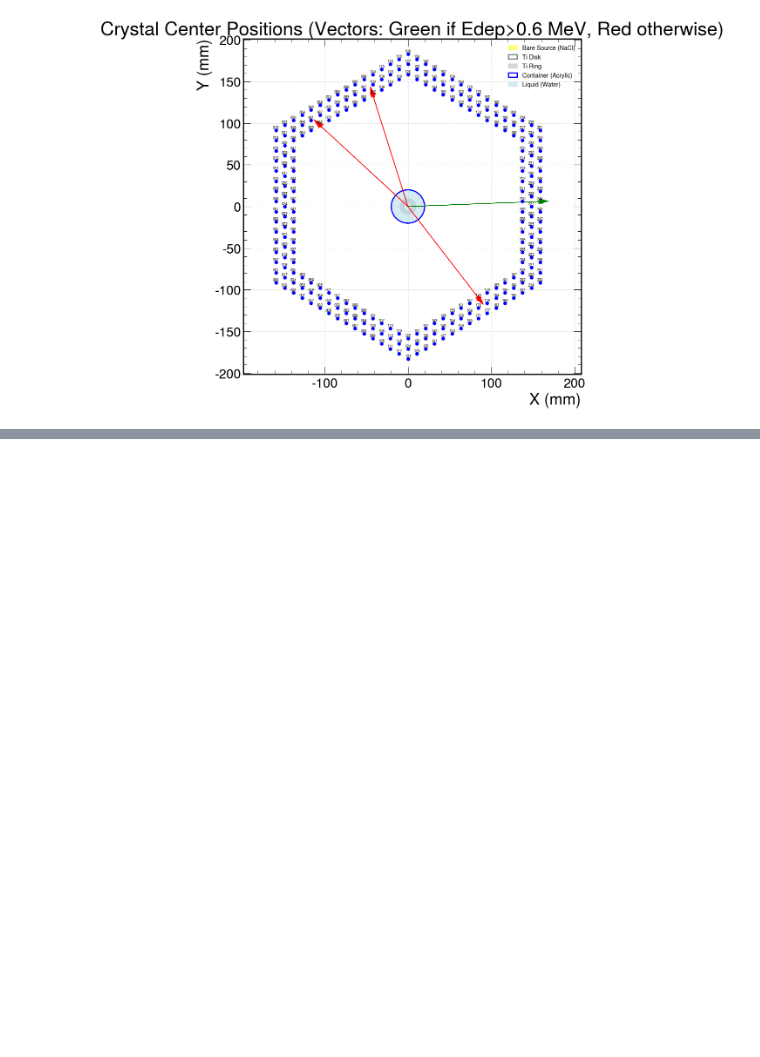
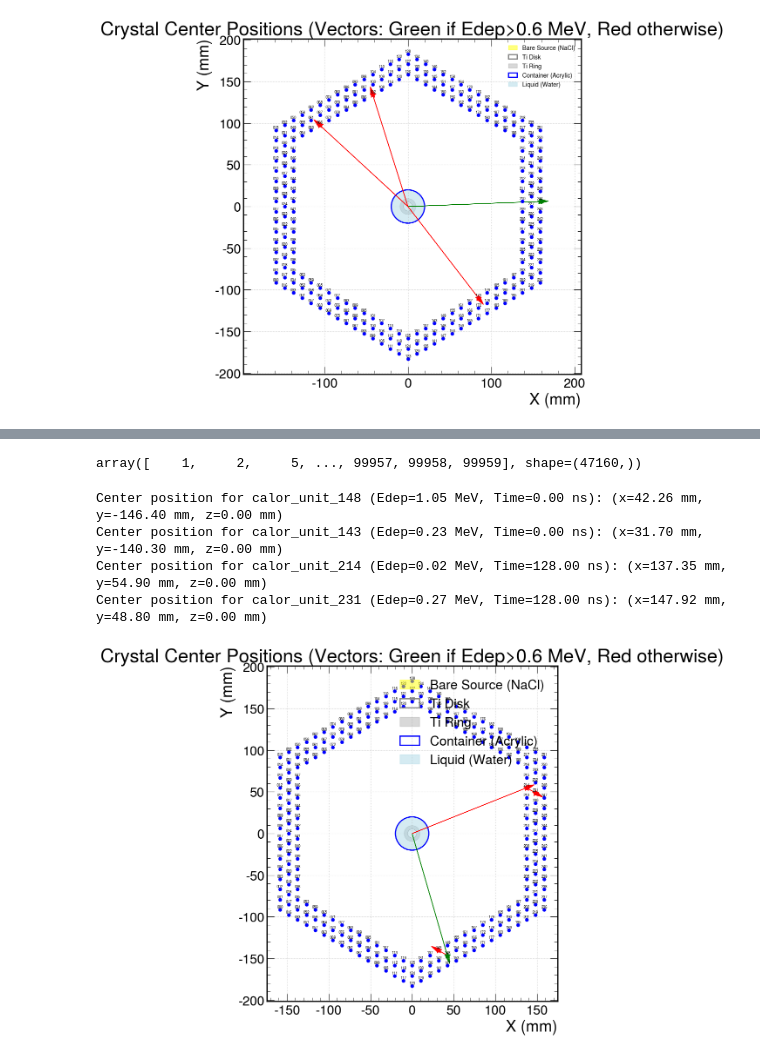
Before and after one commit to keiyinau/Geant4_Flexible, a Jupyter notebook: Geant4/100kEvent_NoOptical/Test1.ipynb, the cells around one changed output, grey strips where cells are left out. Saved outputs shown, nothing was run; the diff lists cells and outputs as text; code cells hidden in the pictures; blank space fills up the shorter version.

```diff
--- a/Geant4/100kEvent_NoOptical/Test1.ipynb
+++ b/Geant4/100kEvent_NoOptical/Test1.ipynb
@@ -33,3 +35,32 @@ index=data.groupby('EventID')['Edep_MeV'].count()<=4
 filtered_data=data[data['EventID'].isin(index[index].index)]
 index=filtered_data.groupby('EventID')['Edep_MeV'].count()>=3
 filtered_data=filtered_data[filtered_data['EventID'].isin(index[index].index)]
+# %%
+# Load the ROOT file (adjust path if needed)
+file = uproot.open("output_0.root")
+tree = file["EdepCounter"]
+data = tree.arrays(library="pd")
+
+# Group by EventID
+grouped = data.groupby('EventID')
+
+# For each event, remove detectors with Edep > 0.6 MeV and sum the remaining
+remaining_sums = []
+for event_id, group in grouped:
+    # Filter out high-energy detectors (>0.6 MeV)
+    low_edep_group = group[group['Edep_MeV'] <= 0.6]
+    # Sum the remaining Edep
+    sum_remaining = low_edep_group['Edep_MeV'].sum()
+    remaining_sums.append((event_id, sum_remaining))
+
+# Create DataFrame of results
+results_df = pd.DataFrame(remaining_sums, columns=['EventID', 'RemainingSum_MeV'])
+
+# Filter events where remaining sum is approximately 1 MeV (using tolerance of 0.05 MeV; adjust as needed)
+filtered_events = results_df[np.isclose(results_df['RemainingSum_MeV'], 1.0, atol=0.05)]
+
+# Get full data for these events
+selected_data = data[data['EventID'].isin(filtered_events['EventID'])]
+
+# Save to CSV (or print)
+selected_data.to_csv('selected_events_remaining_sum_1MeV.csv', index=False)
@@ -167,0 +610,26 @@ crystal_name
+# %%
+filtered_data["EventID"].unique()
+# %% [output]
+array([    1,     2,     5, ..., 99957, 99958, 99959], shape=(47160,))
+# %%
+test=pd.read_csv('filtered_events.csv')
+index=test.groupby('EventID')['Edep_MeV'].count()==4
+filtered_data=test[test['EventID'].isin(index[index].index)]
+#index=test.groupby('EventID')['Edep_MeV'].count()>=2
+#filtered_data=test[test['EventID'].isin(index[index].index)]
+eid = filtered_data["EventID"].unique()[4]
+event_data = test[test["EventID"] == eid]
+all_crystal = event_data["DetectorName"].values.tolist()
+crystal_edeps = event_data["Edep_MeV"].values.tolist()  # Extract corresponding Edep_MeV
+crystal_times = event_data["FirstTime_ns"].values.tolist()  # Extract corresponding FirstTime_ns
+crystal_name = []
+for crystal in all_crystal:
+    current_name = crystal.split("UntitledPrism12.2mmcalor_")[-1].split("_")[-1]
+    crystal_name.append(current_name)
+plot_crystals_vectors(crystal_name, crystal_edeps, crystal_times)
+# %% [output]
+Center position for calor_unit_148 (Edep=1.05 MeV, Time=0.00 ns): (x=42.26 mm, y=-146.40 mm, z=0.00 mm)
+Center position for calor_unit_143 (Edep=0.23 MeV, Time=0.00 ns): (x=31.70 mm, y=-140.30 mm, z=0.00 mm)
+Center position for calor_unit_214 (Edep=0.02 MeV, Time=128.00 ns): (x=137.35 mm, y=54.90 mm, z=0.00 mm)
+Center position for calor_unit_231 (Edep=0.27 MeV, Time=128.00 ns): (x=147.92 mm, y=48.80 mm, z=0.00 mm)
+[figure, added]
```
Also changed, not shown: parts of 6 cells of this notebook, 1 other file.
